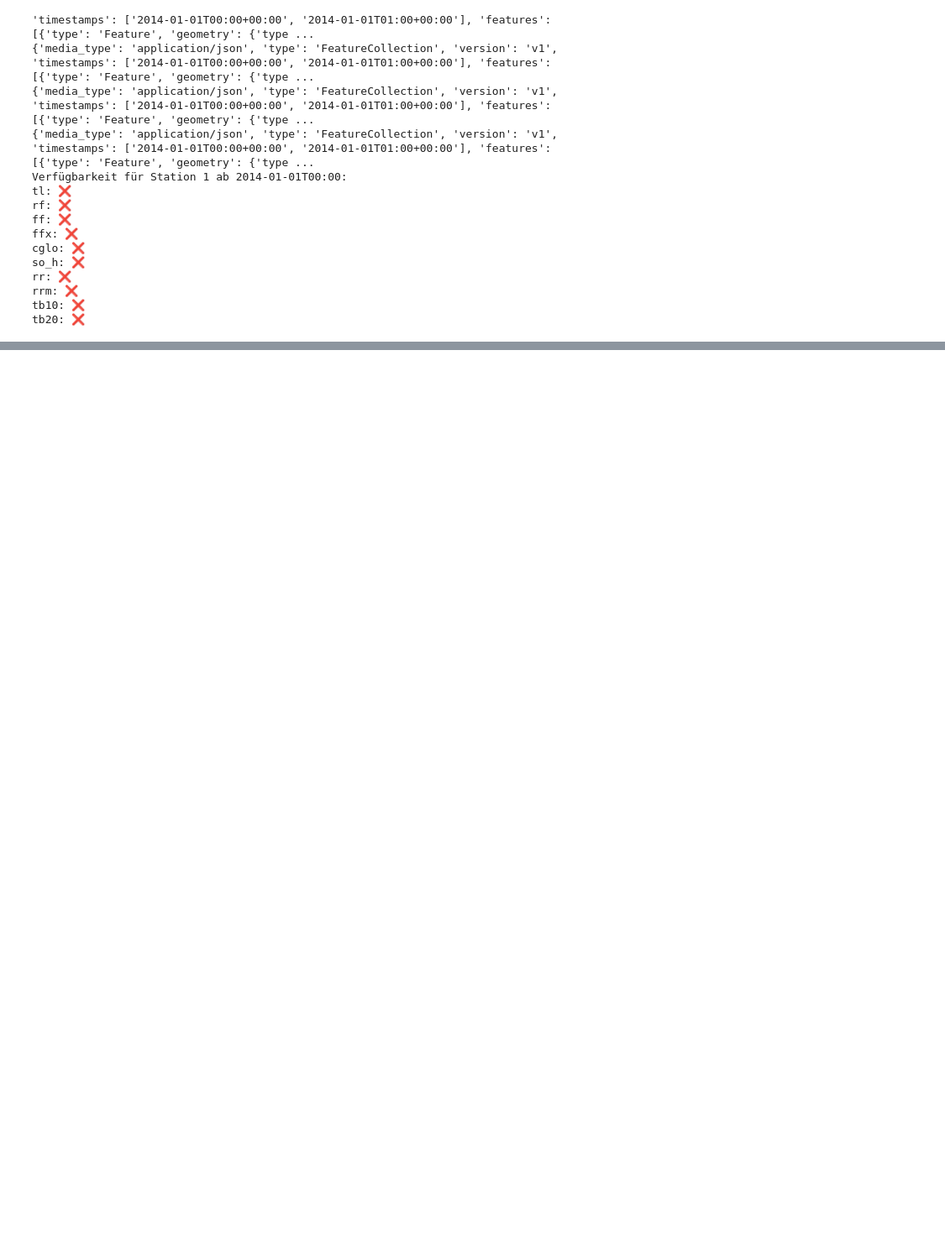
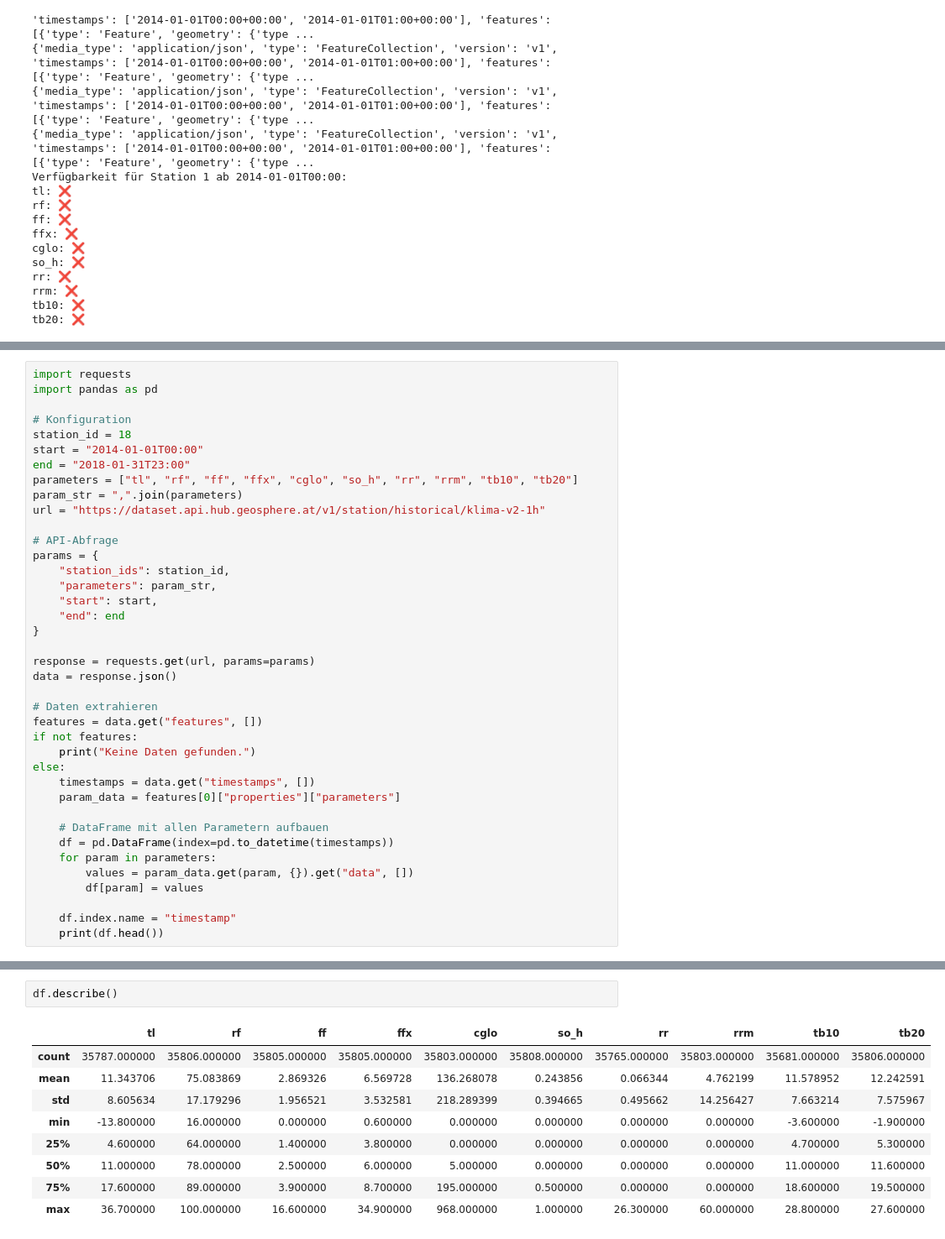
Before and after one commit to johannesgl4d0s/ersatzwerte_project, a Jupyter notebook: notebooks/03_02_check_weather_data.ipynb, the cells around one changed output, grey strips where cells are left out. Shown at 84% size. Saved outputs shown, nothing was run; the diff lists cells and outputs as text; blank space fills up the shorter version.

Commit message:
added weather data analysis

```diff
--- a/notebooks/03_02_check_weather_data.ipynb
+++ b/notebooks/03_02_check_weather_data.ipynb
@@ -235,0 +659,39 @@ tb20: ❌
+# %%
+import requests
+import pandas as pd
+
+# Konfiguration
+station_id = 18
+start = "2014-01-01T00:00"
+end = "2018-01-31T23:00"
+parameters = ["tl", "rf", "ff", "ffx", "cglo", "so_h", "rr", "rrm", "tb10", "tb20"]
+param_str = ",".join(parameters)
+url = "https://dataset.api.hub.geosphere.at/v1/station/historical/klima-v2-1h"
+
+# API-Abfrage
+params = {
+    "station_ids": station_id,
+    "parameters": param_str,
+    "start": start,
+    "end": end
+}
+
+response = requests.get(url, params=params)
+data = response.json()
+
+# Daten extrahieren
+features = data.get("features", [])
+if not features:
+    print("Keine Daten gefunden.")
+else:
+    timestamps = data.get("timestamps", [])
+    param_data = features[0]["properties"]["parameters"]
+
+    # DataFrame mit allen Parametern aufbauen
+    df = pd.DataFrame(index=pd.to_datetime(timestamps))
+    for param in parameters:
+        values = param_data.get(param, {}).get("data", [])
+        df[param] = values
+
+    df.index.name = "timestamp"
+    print(df.head())
@@ -235,0 +714,12 @@ tb20: ❌
+# %%
+df.describe()
+# %% [output]
+|  | tl | rf | ff | ffx | cglo | so_h | rr | rrm | tb10 | tb20 |
+| count | 35787.000000 | 35806.000000 | 35805.000000 | 35805.000000 | 35803.000000 | 35808.000000 | 35765.000000 | 35803.000000 | 35681.000000 | 35806.000000 |
+| mean | 11.343706 | 75.083869 | 2.869326 | 6.569728 | 136.268078 | 0.243856 | 0.066344 | 4.762199 | 11.578952 | 12.242591 |
+| std | 8.605634 | 17.179296 | 1.956521 | 3.532581 | 218.289399 | 0.394665 | 0.495662 | 14.256427 | 7.663214 | 7.575967 |
+| min | -13.800000 | 16.000000 | 0.000000 | 0.600000 | 0.000000 | 0.000000 | 0.000000 | 0.000000 | -3.600000 | -1.900000 |
+| 25% | 4.600000 | 64.000000 | 1.400000 | 3.800000 | 0.000000 | 0.000000 | 0.000000 | 0.000000 | 4.700000 | 5.300000 |
+| 50% | 11.000000 | 78.000000 | 2.500000 | 6.000000 | 5.000000 | 0.000000 | 0.000000 | 0.000000 | 11.000000 | 11.600000 |
+| 75% | 17.600000 | 89.000000 | 3.900000 | 8.700000 | 195.000000 | 0.500000 | 0.000000 | 0.000000 | 18.600000 | 19.500000 |
+| max | 36.700000 | 100.000000 | 16.600000 | 34.900000 | 968.000000 | 1.000000 | 26.300000 | 60.000000 | 28.800000 | 27.600000 |
```
Also changed, not shown: parts of 14 cells of this notebook, 1 other file.
